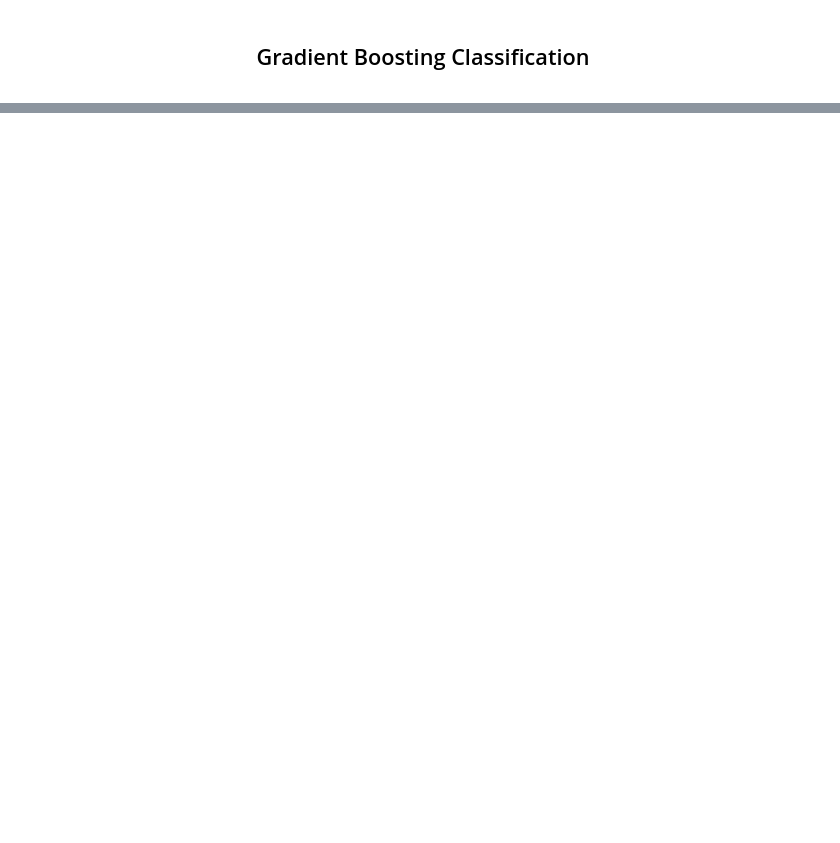
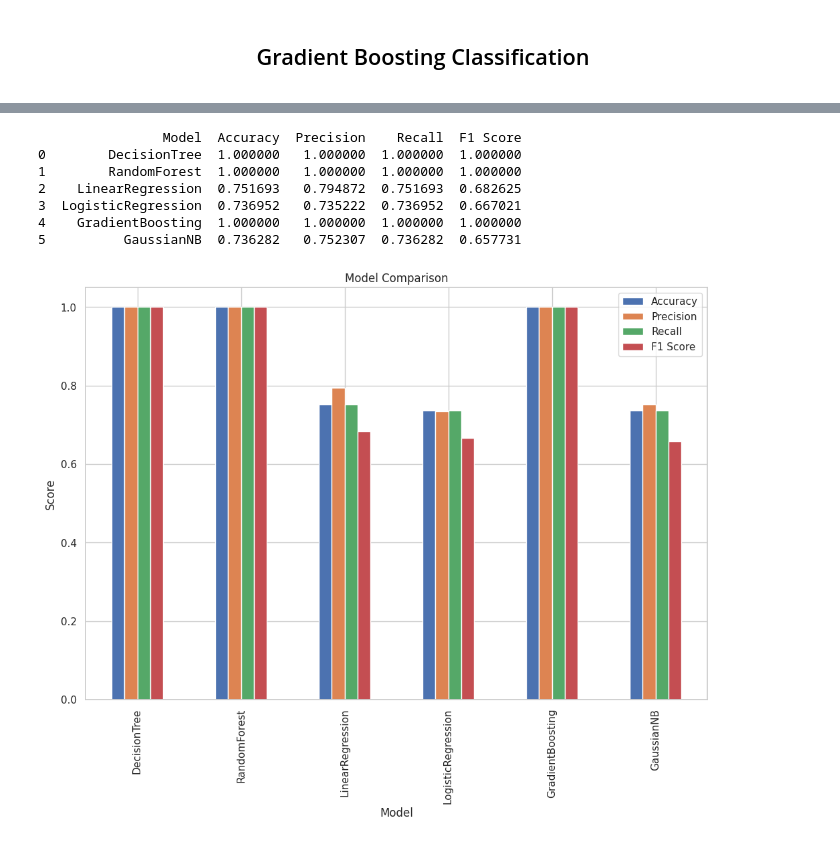
Before and after one commit to gagaleska/Infectious-diseases-prediction, a Jupyter notebook: infectious-diseases-prediction.ipynb, the cells around one changed output, grey strips where cells are left out. Drawn from its saved outputs; the diff is of its cells as text; code cells hidden in the pictures; blank space fills up the shorter version.

Commit message:
Kaggle Notebook | Infectious diseases prediction | Version 9

```diff
--- a/infectious-diseases-prediction.ipynb
+++ b/infectious-diseases-prediction.ipynb
@@ -399,15 +442,15 @@ Cross Validation Accuracy: 100.00%
 # Train Gradient Boosting Classifier
 gradient_boosting = GradientBoostingClassifier()
 gradient_boosting.fit(X_train, y_train)
-y_pred = gradient_boosting.predict(X_test)
+y_pred_gbc = gradient_boosting.predict(X_test)
 
 # Evaluate the model
 print("Gradient Boosting Classifier")
 print("Classification Report:")
-print(classification_report(y_test, y_pred))
+print(classification_report(y_test, y_pred_gbc))
 print("Confusion Matrix:")
-print(confusion_matrix(y_test, y_pred))
-print("Accuracy:", accuracy_score(y_test, y_pred))
+print(confusion_matrix(y_test, y_pred_gbc))
+print("Accuracy:", accuracy_score(y_test, y_pred_gbc))
 
 # Cross Validation
 cross_val_acc = cross_val_score(gradient_boosting, X_res, y_res, cv=10, scoring='accuracy')
@@ -456,0 +479,12 @@ ValueError: Multi-dimensional indexing (e.g. `obj[:, None]`) is no longer suppor
+# %%
+# Instantiate the Gaussian Naive Bayes classifier
+g_naive_bayes = GaussianNB()
+# Fit the model on the training data and predict on it
+y_pred_nb = g_naive_bayes.fit(X_train, y_train).predict(X_test)
+print("Number of mislabeled points out of a total %d points : %d"% (X_test.shape[0], (y_test != y_pred_nb).sum()))
+
+print(f"Accuracy: {accuracy_score(y_test, y_pred_nb)}")
+print("Classification Report:")
+print(classification_report(y_test, y_pred_nb))
+print("Confusion Matrix:")
+print(confusion_matrix(y_test, y_pred_nb))
@@ -456,0 +511,60 @@ ValueError: Multi-dimensional indexing (e.g. `obj[:, None]`) is no longer suppor
+# %%
+models = {
+    'DecisionTree': decision_tree,
+    'RandomForest': random_forest,
+    'LinearRegression': linear_regression,
+    'LogisticRegression': logistic_regression,
+    'GradientBoosting': gradient_boosting,
+    'GaussianNB': g_naive_bayes
+}
+
+# Storing predictions (assuming you have these already)
+predictions = {
+    'DecisionTree': y_pred_dt,
+    'RandomForest': y_pred_rf,
+    'LinearRegression': y_test_pred_linr,
+    'LogisticRegression': y_pred_logr,
+    'GradientBoosting': y_pred_gbc,
+    'GaussianNB': y_pred_nb
+}
+
+# Convert continuous predictions to class labels for Linear Regression
+predictions['LinearRegression'] = np.round(predictions['LinearRegression']).astype(int)
+
+# Evaluate each model and store the results
+results = []
+for model_name, y_pred in predictions.items():
+    accuracy = accuracy_score(y_test, y_pred)
+    precision = precision_score(y_test, y_pred, average='weighted')
+    recall = recall_score(y_test, y_pred, average='weighted')
+    f1 = f1_score(y_test, y_pred, average='weighted')
+
+    results.append({
+        'Model': model_name,
+        'Accuracy': accuracy,
+        'Precision': precision,
+        'Recall': recall,
+        'F1 Score': f1
+    })
+
+# Create a DataFrame for comparison
+results_df = pd.DataFrame(results)
+
+# Print the DataFrame
+print(results_df)
+
+# Plot the results
+results_df.set_index('Model', inplace=True)
+results_df.plot(kind='bar', figsize=(12, 8))
+plt.title('Model Comparison')
+plt.ylabel('Score')
+plt.show()
+# %% [output]
+                Model  Accuracy  Precision    Recall  F1 Score
+0        DecisionTree  1.000000   1.000000  1.000000  1.000000
+1        RandomForest  1.000000   1.000000  1.000000  1.000000
+2    LinearRegression  0.751693   0.794872  0.751693  0.682625
+3  LogisticRegression  0.736952   0.735222  0.736952  0.667021
+4    GradientBoosting  1.000000   1.000000  1.000000  1.000000
+5          GaussianNB  0.736282   0.752307  0.736282  0.657731
+[figure, added]
```
Also changed, not shown: parts of 19 cells of this notebook.
